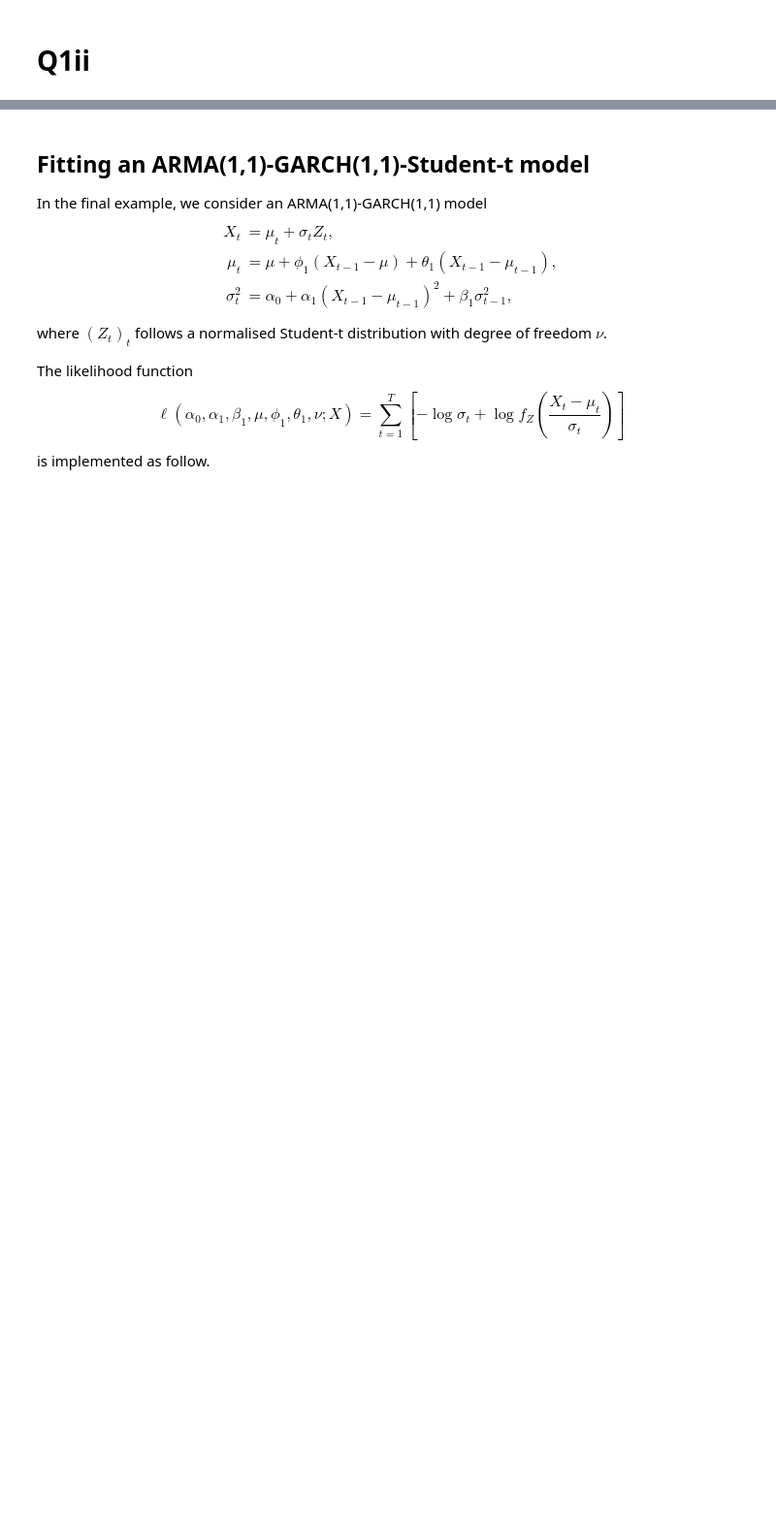
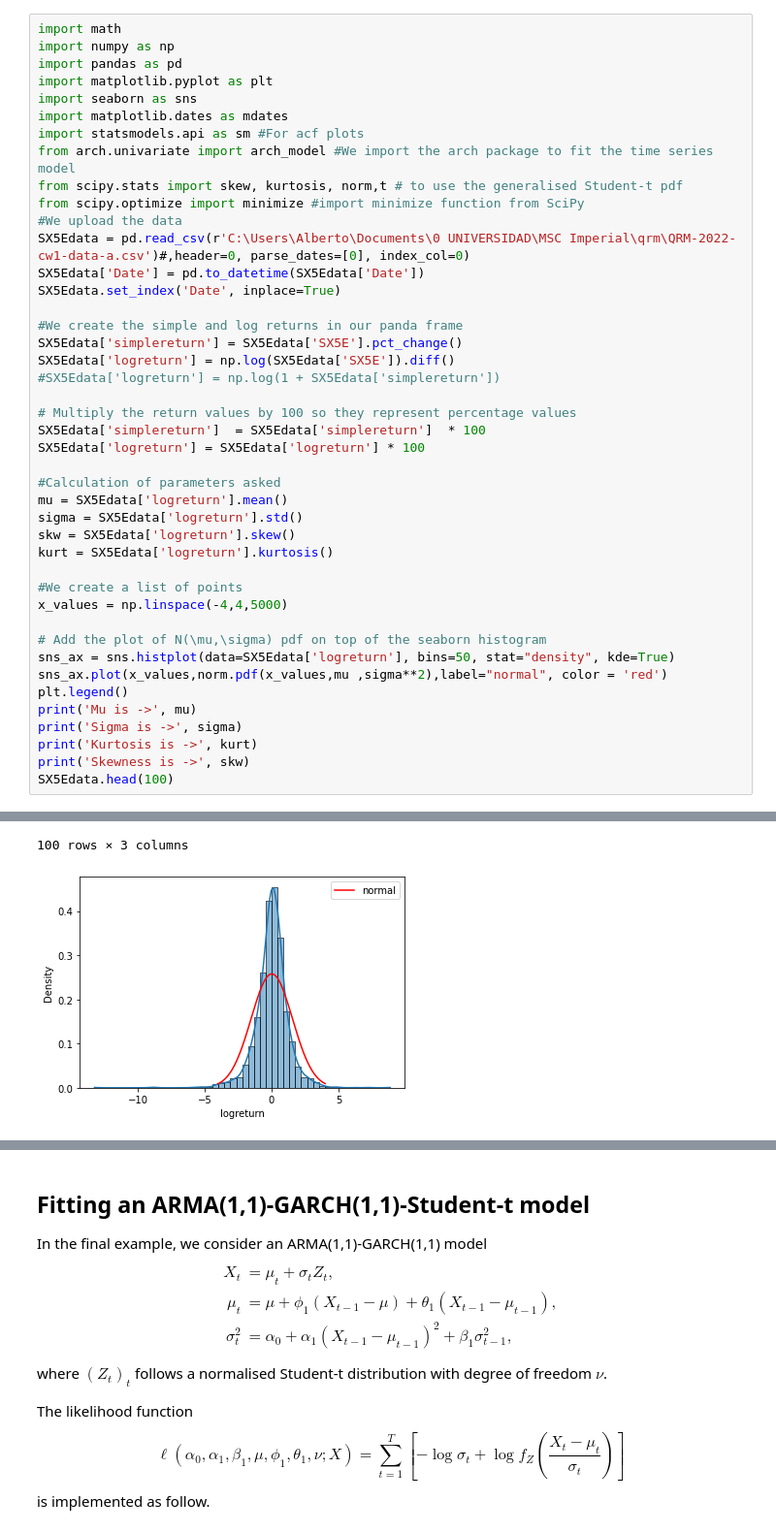
Before and after one commit to georgec123/qrm, a Jupyter notebook: QRM_Assesment_1_PART_A_New_version.ipynb, the cells around one changed output, grey strips where cells are left out. Shown at 97% size. Saved outputs shown, nothing was run; the diff lists cells and outputs as text; blank space fills up the shorter version.

```diff
--- a/QRM_Assesment_1_PART_A_New_version.ipynb
+++ b/QRM_Assesment_1_PART_A_New_version.ipynb
@@ -57,2 +1,44 @@ Skewness is -> -0.7774975256432138
-# %% [markdown]
-# Q1ii
+# %%
+import math
+import numpy as np
+import pandas as pd
+import matplotlib.pyplot as plt
+import seaborn as sns
+import matplotlib.dates as mdates
+import statsmodels.api as sm #For acf plots
+from arch.univariate import arch_model #We import the arch package to fit the time series model
+from scipy.stats import skew, kurtosis, norm,t # to use the generalised Student-t pdf
+from scipy.optimize import minimize #import minimize function from SciPy
+#We upload the data
+SX5Edata = pd.read_csv(r'C:\Users\Alberto\Documents\0 UNIVERSIDAD\MSC Imperial\qrm\QRM-2022-cw1-data-a.csv')#,header=0, parse_dates=[0], index_col=0)
+SX5Edata['Date'] = pd.to_datetime(SX5Edata['Date'])
+SX5Edata.set_index('Date', inplace=True)
+
+#We create the simple and log returns in our panda frame
+SX5Edata['simplereturn'] = SX5Edata['SX5E'].pct_change()
+SX5Edata['logreturn'] = np.log(SX5Edata['SX5E']).diff()
+#SX5Edata['logreturn'] = np.log(1 + SX5Edata['simplereturn'])
+
+# Multiply the return values by 100 so they represent percentage values
+SX5Edata['simplereturn']  = SX5Edata['simplereturn']  * 100
+SX5Edata['logreturn'] = SX5Edata['logreturn'] * 100
+
+#Calculation of parameters asked
+mu = SX5Edata['logreturn'].mean()
+sigma = SX5Edata['logreturn'].std()
+skw = SX5Edata['logreturn'].skew()
+kurt = SX5Edata['logreturn'].kurtosis()
+
+#We create a list of points
+x_values = np.linspace(-4,4,5000)
+
+# Add the plot of N(\mu,\sigma) pdf on top of the seaborn histogram
+sns_ax = sns.histplot(data=SX5Edata['logreturn'], bins=50, stat="density", kde=True)
+sns_ax.plot(x_values,norm.pdf(x_values,mu ,sigma**2),label="normal", color = 'red')
+plt.legend()
+print('Mu is ->', mu)
+print('Sigma is ->', sigma)
+print('Kurtosis is ->', kurt)
+print('Skewness is ->', skw)
+SX5Edata.head(100)
+# %% [output]
@@ -59 +62,3 @@ Skewness is -> -0.7774975256432138
+100 rows × 3 columns
+[figure, added]
 # %%
```
Also changed, not shown: parts of 23 cells of this notebook.
